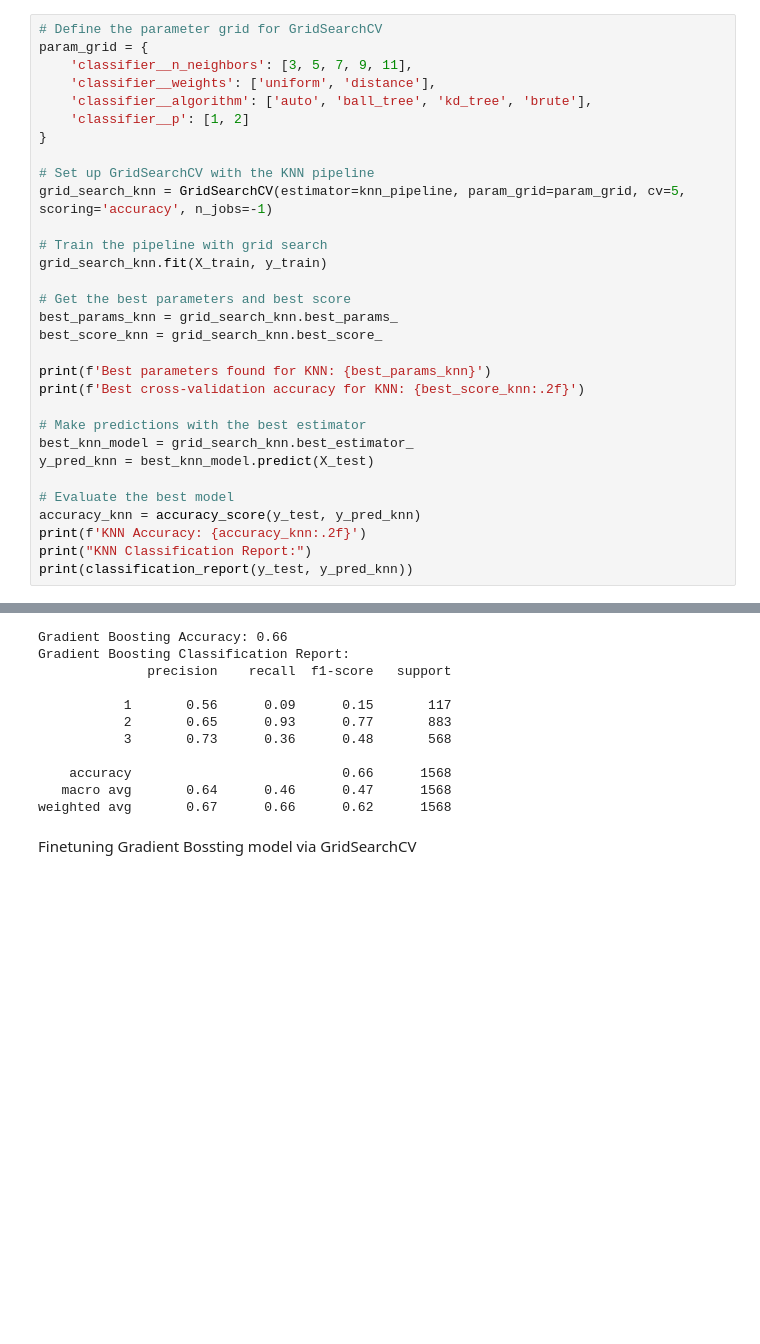
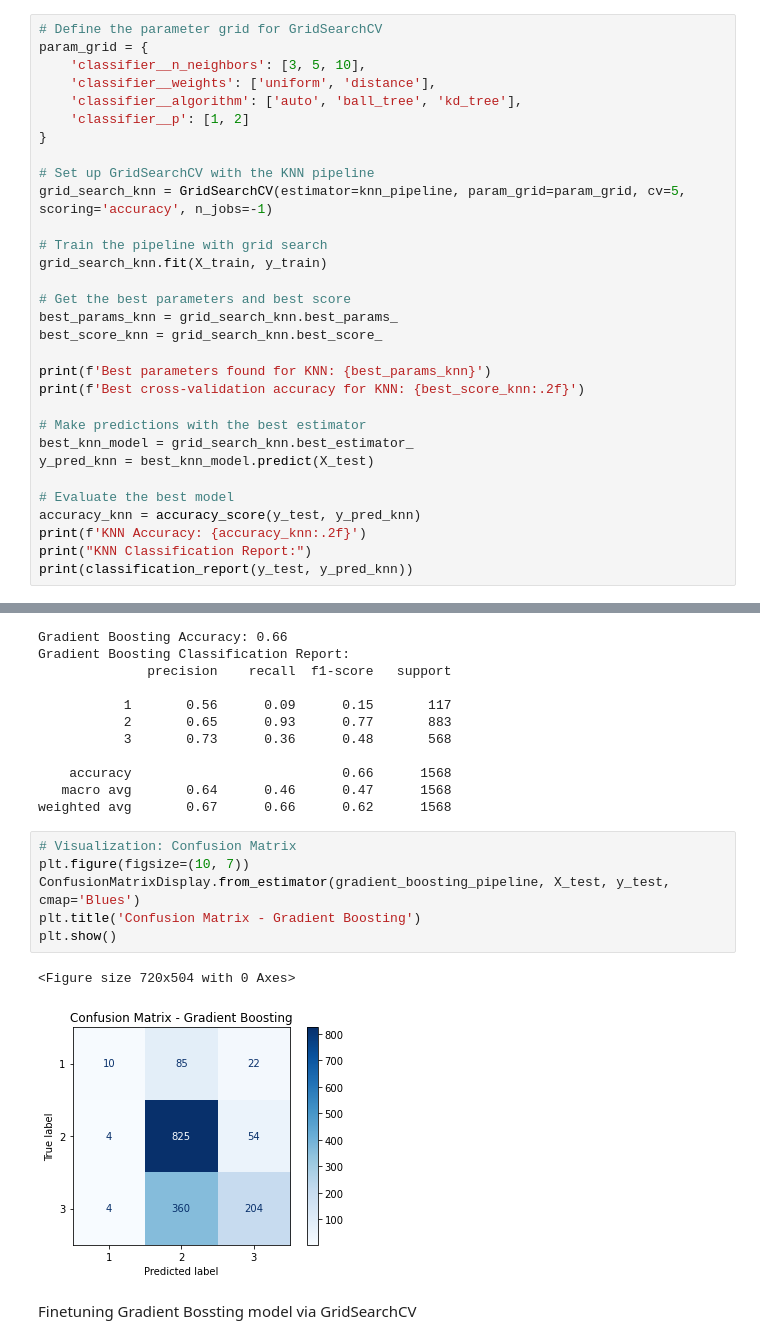
Before and after one commit to byrdwcrawford/NLP-Sentiment-Classification, a Jupyter notebook: NLP Notebook-ColumnTransformer.ipynb, the cells around one changed output, grey strips where cells are left out. Drawn from its saved outputs; the diff is of its cells as text; blank space fills up the shorter version.

```diff
--- a/NLP Notebook-ColumnTransformer.ipynb
+++ b/NLP Notebook-ColumnTransformer.ipynb
@@ -1095,9 +1097,9 @@ Now let's run GridSearchCV to optimize our **KNN Classifier**. Notice how this c
 # %%
 # Define the parameter grid for GridSearchCV
 param_grid = {
-    'classifier__n_neighbors': [3, 5, 7, 9, 11],
+    'classifier__n_neighbors': [3, 5, 10],
     'classifier__weights': ['uniform', 'distance'],
-    'classifier__algorithm': ['auto', 'ball_tree', 'kd_tree', 'brute'],
+    'classifier__algorithm': ['auto', 'ball_tree', 'kd_tree'],
     'classifier__p': [1, 2]
 }
 
@@ -1169,6 +1171,15 @@ Gradient Boosting Classification Report:
     accuracy                           0.66      1568
    macro avg       0.64      0.46      0.47      1568
 weighted avg       0.67      0.66      0.62      1568
+# %%
+# Visualization: Confusion Matrix
+plt.figure(figsize=(10, 7))
+ConfusionMatrixDisplay.from_estimator(gradient_boosting_pipeline, X_test, y_test, cmap='Blues')
+plt.title('Confusion Matrix - Gradient Boosting')
+plt.show()
+# %% [output]
+<Figure size 720x504 with 0 Axes>
+[figure, added]
 # %% [markdown]
 Finetuning Gradient Bossting model via GridSearchCV
 # %%
```
Also changed, not shown: parts of 18 cells of this notebook, 3 other files.
